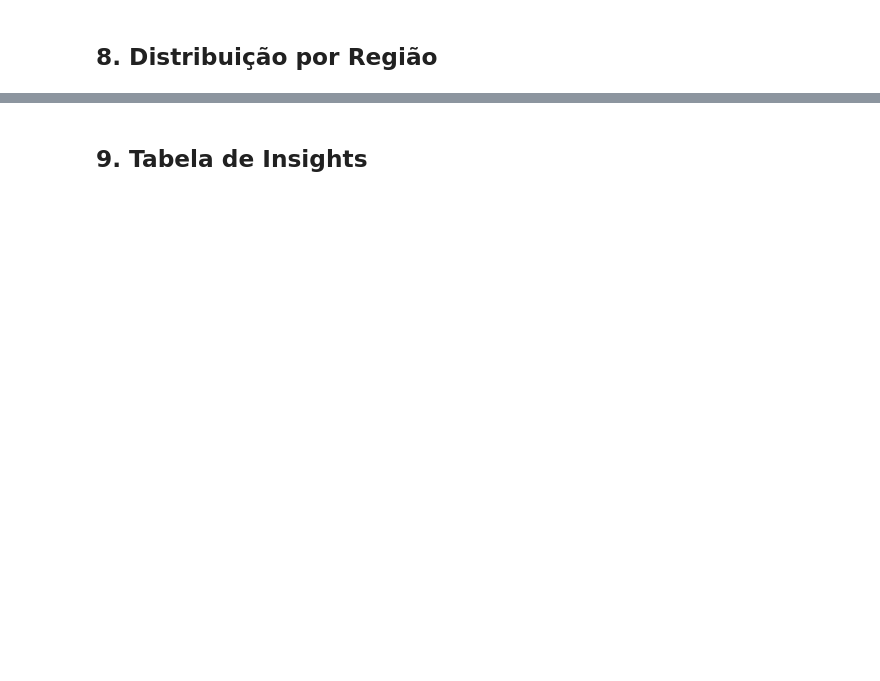
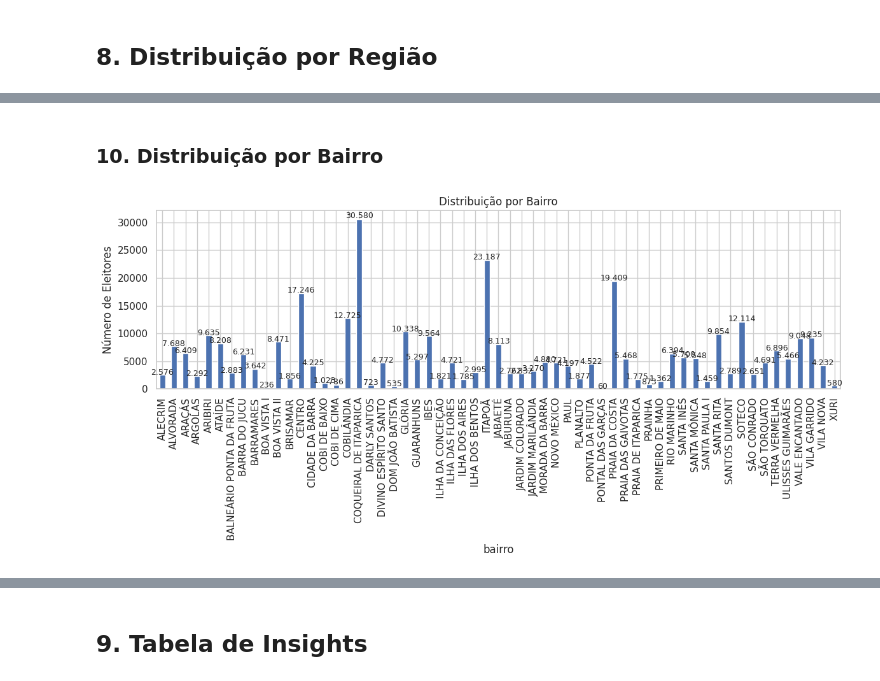
Before and after one commit to JohnDiognes/analise-perfil-eleitor-vila-velha, a Jupyter notebook: notebooks/02_analise_exploratoria.ipynb, the cells around one changed output, grey strips where cells are left out. Cells and saved outputs as stored; diff of their text form; code cells hidden in the pictures; blank space fills up the shorter version.

```diff
--- a/notebooks/02_analise_exploratoria.ipynb
+++ b/notebooks/02_analise_exploratoria.ipynb
@@ -199,0 +218,15 @@ print(f"O total de eleitores é: {total_eleitores}")
+# %% [markdown]
+### 10. Distribuição por Bairro
+# %%
+plt.figure()
+ax = df_vv.groupby("bairro")["quant_eleitores"].sum().sort_index().plot(kind="bar")
+
+plt.title("Distribuição por Bairro")
+plt.ylabel("Número de Eleitores")
+add_labels(ax)
+plt.tight_layout()
+
+plt.savefig(f"{repo_nome}/docs/bairro1.png")
+plt.show()
+# %% [output]
+[figure, added]
```
Also changed, not shown: parts of 20 cells of this notebook.
